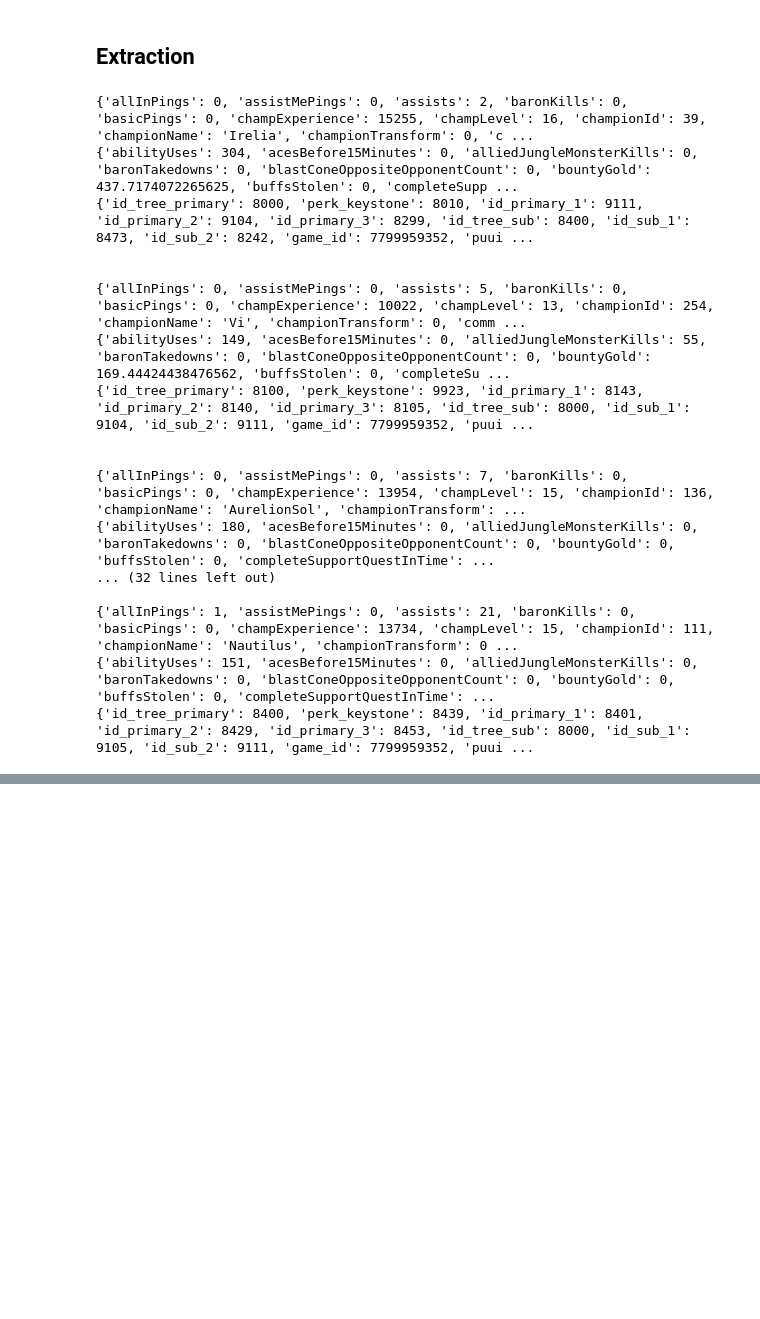
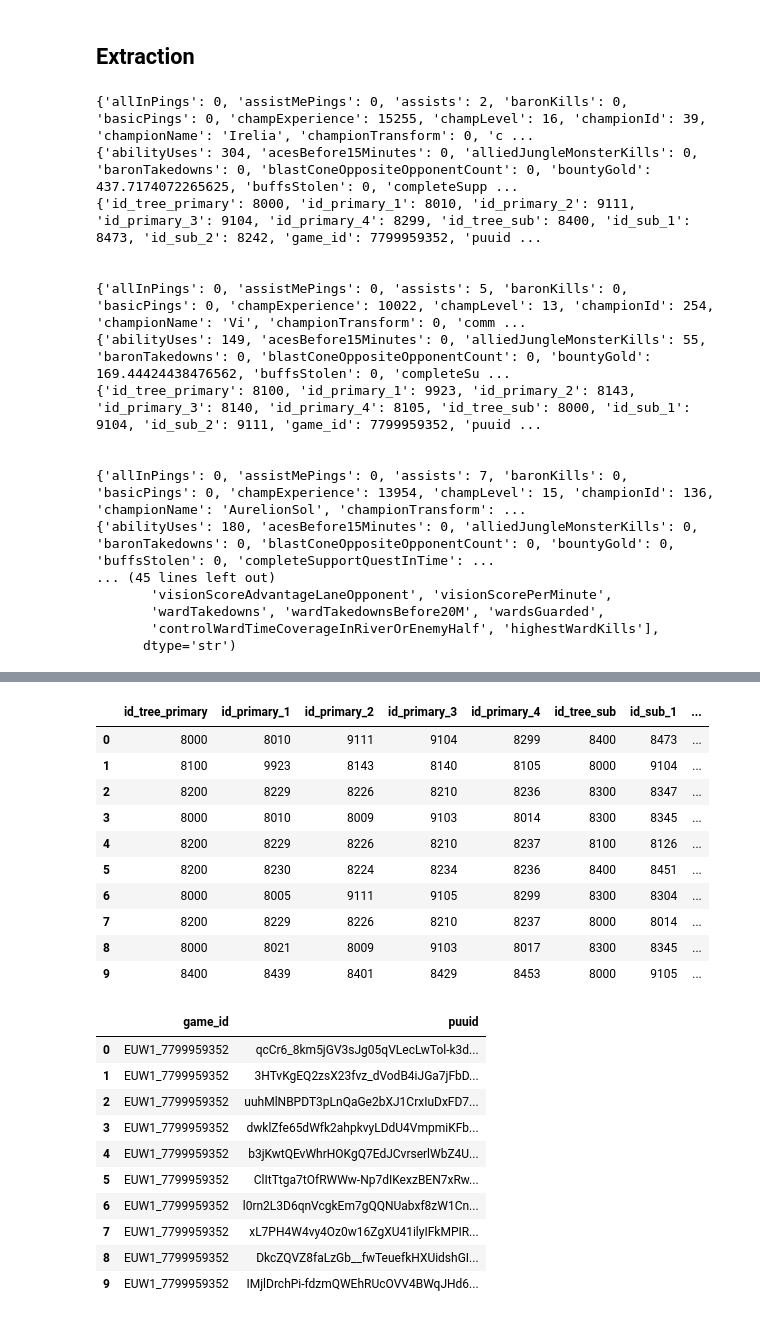
Before and after one commit to NajimDja/League-of-Legends, a Jupyter notebook: notebook/players.ipynb, the cells around one changed output, grey strips where cells are left out. Saved outputs shown, nothing was run; the diff lists cells and outputs as text; code cells hidden in the pictures; blank space fills up the shorter version.

Commit message:
Avancement pipeline game

```diff
--- a/notebook/players.ipynb
+++ b/notebook/players.ipynb
@@ -232,6 +232,34 @@ class TransformPlayerData:
             return re.sub('([a-z0-9])([A-Z])', r'\1_\2', s1).lower() # Insère _ avant les majuscules suivies de minuscules
 
         return [camel_to_snake(name) for name in col_names]
+
+    def parse_perks(perks: dict) -> dict:
+        """
+        Transforme le bloc 'perks' de l'API Riot Match v5
+        en un dictionnaire plat, prêt à intégrer un DataFrame.
+        """
+        styles = perks["styles"]
+        primary = next(s for s in styles if s["description"] == "primaryStyle")
+        sub = next(s for s in styles if s["description"] == "subStyle")
+
+        return {
+            "id_tree_primary":    primary["style"],
+            "id_primary_1":       primary["selections"][0]["perk"],
+            "id_primary_2":       primary["selections"][1]["perk"],
+            "id_primary_3":       primary["selections"][2]["perk"],
+            "id_primary_4":       primary["selections"][3]["perk"],
+            "id_tree_sub":        sub["style"],
+            "id_sub_1":           sub["selections"][0]["perk"],
+            "id_sub_2":           sub["selections"][1]["perk"]
+        }
+
+    def select_columns(self, df : pd.DataFrame, keys_words : list[str]) -> pd.DataFrame:
+        """Capture les colonnes en fonction de mots clés"""
+        keys_words += ['puuid', 'game_id']
+        selected_cols = [x for x in df.columns if any(keyword in x.lower() for keyword in keys_words)]
+        df_new = df[selected_cols]
+        print(df_new.columns)
+        return df_new
 # %%
 class Pipelines:
 
@@ -487,21 +525,26 @@ def treatgamedata():
 # %%
-game_info = treatgamedata()
-game_info
+game_info, participant_all_data, participant_perks, relation_id_puuid, communication = treatgamedata()
+display(game_info)
+# display(participant_data)
+# display(participant_challenge)
+display(participant_perks)
+display(relation_id_puuid)
+display(participant_all_data)
 # %% [output]
 {'allInPings': 0, 'assistMePings': 0, 'assists': 2, 'baronKills': 0, 'basicPings': 0, 'champExperience': 15255, 'champLevel': 16, 'championId': 39, 'championName': 'Irelia', 'championTransform': 0, 'c ...
 {'abilityUses': 304, 'acesBefore15Minutes': 0, 'alliedJungleMonsterKills': 0, 'baronTakedowns': 0, 'blastConeOppositeOpponentCount': 0, 'bountyGold': 437.7174072265625, 'buffsStolen': 0, 'completeSupp ...
-{'id_tree_primary': 8000, 'perk_keystone': 8010, 'id_primary_1': 9111, 'id_primary_2': 9104, 'id_primary_3': 8299, 'id_tree_sub': 8400, 'id_sub_1': 8473, 'id_sub_2': 8242, 'game_id': 7799959352, 'puui ...
+{'id_tree_primary': 8000, 'id_primary_1': 8010, 'id_primary_2': 9111, 'id_primary_3': 9104, 'id_primary_4': 8299, 'id_tree_sub': 8400, 'id_sub_1': 8473, 'id_sub_2': 8242, 'game_id': 7799959352, 'puuid ...
 
 
 {'allInPings': 0, 'assistMePings': 0, 'assists': 5, 'baronKills': 0, 'basicPings': 0, 'champExperience': 10022, 'champLevel': 13, 'championId': 254, 'championName': 'Vi', 'championTransform': 0, 'comm ...
 {'abilityUses': 149, 'acesBefore15Minutes': 0, 'alliedJungleMonsterKills': 55, 'baronTakedowns': 0, 'blastConeOppositeOpponentCount': 0, 'bountyGold': 169.44424438476562, 'buffsStolen': 0, 'completeSu ...
-{'id_tree_primary': 8100, 'perk_keystone': 9923, 'id_primary_1': 8143, 'id_primary_2': 8140, 'id_primary_3': 8105, 'id_tree_sub': 8000, 'id_sub_1': 9104, 'id_sub_2': 9111, 'game_id': 7799959352, 'puui ...
+{'id_tree_primary': 8100, 'id_primary_1': 9923, 'id_primary_2': 8143, 'id_primary_3': 8140, 'id_primary_4': 8105, 'id_tree_sub': 8000, 'id_sub_1': 9104, 'id_sub_2': 9111, 'game_id': 7799959352, 'puuid ...
 
 
 {'allInPings': 0, 'assistMePings': 0, 'assists': 7, 'baronKills': 0, 'basicPings': 0, 'champExperience': 13954, 'champLevel': 15, 'championId': 136, 'championName': 'AurelionSol', 'championTransform': ...
 {'abilityUses': 180, 'acesBefore15Minutes': 0, 'alliedJungleMonsterKills': 0, 'baronTakedowns': 0, 'blastConeOppositeOpponentCount': 0, 'bountyGold': 0, 'buffsStolen': 0, 'completeSupportQuestInTime': ...
-... (32 lines left out)
-
-{'allInPings': 1, 'assistMePings': 0, 'assists': 21, 'baronKills': 0, 'basicPings': 0, 'champExperience': 13734, 'champLevel': 15, 'championId': 111, 'championName': 'Nautilus', 'championTransform': 0 ...
-{'abilityUses': 151, 'acesBefore15Minutes': 0, 'alliedJungleMonsterKills': 0, 'baronTakedowns': 0, 'blastConeOppositeOpponentCount': 0, 'bountyGold': 0, 'buffsStolen': 0, 'completeSupportQuestInTime': ...
-{'id_tree_primary': 8400, 'perk_keystone': 8439, 'id_primary_1': 8401, 'id_primary_2': 8429, 'id_primary_3': 8453, 'id_tree_sub': 8000, 'id_sub_1': 9105, 'id_sub_2': 9111, 'game_id': 7799959352, 'puui ...
+... (45 lines left out)
+       'visionScoreAdvantageLaneOpponent', 'visionScorePerMinute',
+       'wardTakedowns', 'wardTakedownsBefore20M', 'wardsGuarded',
+       'controlWardTimeCoverageInRiverOrEnemyHalf', 'highestWardKills'],
+      dtype='str')
@@ -507,0 +553,22 @@ game_info
+|  | id_tree_primary | id_primary_1 | id_primary_2 | id_primary_3 | id_primary_4 | id_tree_sub | id_sub_1 | ... |
+| 0 | 8000 | 8010 | 9111 | 9104 | 8299 | 8400 | 8473 | ... |
+| 1 | 8100 | 9923 | 8143 | 8140 | 8105 | 8000 | 9104 | ... |
+| 2 | 8200 | 8229 | 8226 | 8210 | 8236 | 8300 | 8347 | ... |
+| 3 | 8000 | 8010 | 8009 | 9103 | 8014 | 8300 | 8345 | ... |
+| 4 | 8200 | 8229 | 8226 | 8210 | 8237 | 8100 | 8126 | ... |
+| 5 | 8200 | 8230 | 8224 | 8234 | 8236 | 8400 | 8451 | ... |
+| 6 | 8000 | 8005 | 9111 | 9105 | 8299 | 8300 | 8304 | ... |
+| 7 | 8200 | 8229 | 8226 | 8210 | 8237 | 8000 | 8014 | ... |
+| 8 | 8000 | 8021 | 8009 | 9103 | 8017 | 8300 | 8345 | ... |
+| 9 | 8400 | 8439 | 8401 | 8429 | 8453 | 8000 | 9105 | ... |
+|  | game_id | puuid |
+| 0 | EUW1_7799959352 | qcCr6_8km5jGV3sJg05qVLecLwTol-k3d... |
+| 1 | EUW1_7799959352 | 3HTvKgEQ2zsX23fvz_dVodB4iJGa7jFbD... |
+| 2 | EUW1_7799959352 | uuhMlNBPDT3pLnQaGe2bXJ1CrxIuDxFD7... |
+| 3 | EUW1_7799959352 | dwklZfe65dWfk2ahpkvyLDdU4VmpmiKFb... |
+| 4 | EUW1_7799959352 | b3jKwtQEvWhrHOKgQ7EdJCvrserlWbZ4U... |
+| 5 | EUW1_7799959352 | ClItTtga7tOfRWWw-Np7dIKexzBEN7xRw... |
+| 6 | EUW1_7799959352 | l0rn2L3D6qnVcgkEm7gQQNUabxf8zW1Cn... |
+| 7 | EUW1_7799959352 | xL7PH4W4vy4Oz0w16ZgXU41ilyIFkMPIR... |
+| 8 | EUW1_7799959352 | DkcZQVZ8faLzGb__fwTeuefkHXUidshGI... |
+| 9 | EUW1_7799959352 | IMjlDrchPi-fdzmQWEhRUcOVV4BWqJHd6... |
```
Also changed, not shown: parts of 6 cells of this notebook, 2 other files.
